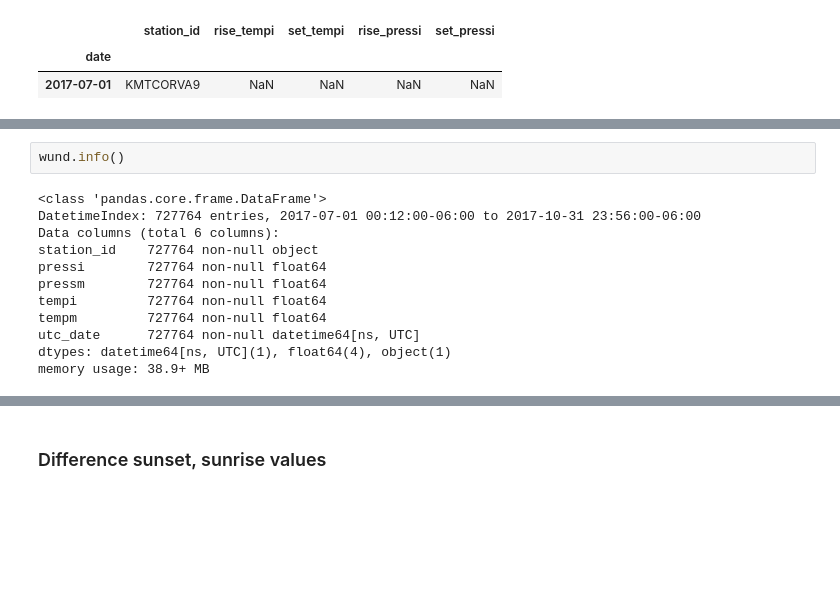
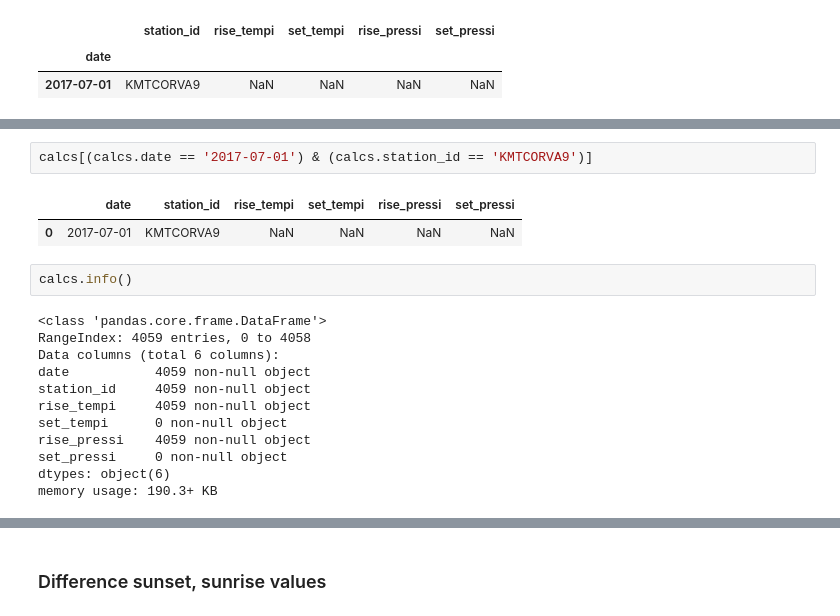
Before and after one commit to samsoe/nfc, a Jupyter notebook: notebooks/weather_data_calculations.ipynb, the cells around one changed output, grey strips where cells are left out. Cells and saved outputs as stored; diff of their text form; blank space fills up the shorter version.

```diff
--- a/notebooks/weather_data_calculations.ipynb
+++ b/notebooks/weather_data_calculations.ipynb
@@ -161,14 +240,19 @@ calcs.head(1)
+# %%
+calcs[(calcs.date == '2017-07-01') & (calcs.station_id == 'KMTCORVA9')]
+# %% [output]
+|  | date | station_id | rise_tempi | set_tempi | rise_pressi | set_pressi |
+| 0 | 2017-07-01 | KMTCORVA9 | NaN | NaN | NaN | NaN |
 # %%
-wund.info()
+calcs.info()
 # %% [output]
 <class 'pandas.core.frame.DataFrame'>
-DatetimeIndex: 727764 entries, 2017-07-01 00:12:00-06:00 to 2017-10-31 23:56:00-06:00
+RangeIndex: 4059 entries, 0 to 4058
 Data columns (total 6 columns):
-station_id    727764 non-null object
-pressi        727764 non-null float64
-pressm        727764 non-null float64
-tempi         727764 non-null float64
-tempm         727764 non-null float64
-utc_date      727764 non-null datetime64[ns, UTC]
-dtypes: datetime64[ns, UTC](1), float64(4), object(1)
-memory usage: 38.9+ MB
+date           4059 non-null object
+station_id     4059 non-null object
+rise_tempi     4059 non-null object
+set_tempi      0 non-null object
+rise_pressi    4059 non-null object
+set_pressi     0 non-null object
+dtypes: object(6)
+memory usage: 190.3+ KB
```
Also changed, not shown: parts of 7 cells of this notebook.
